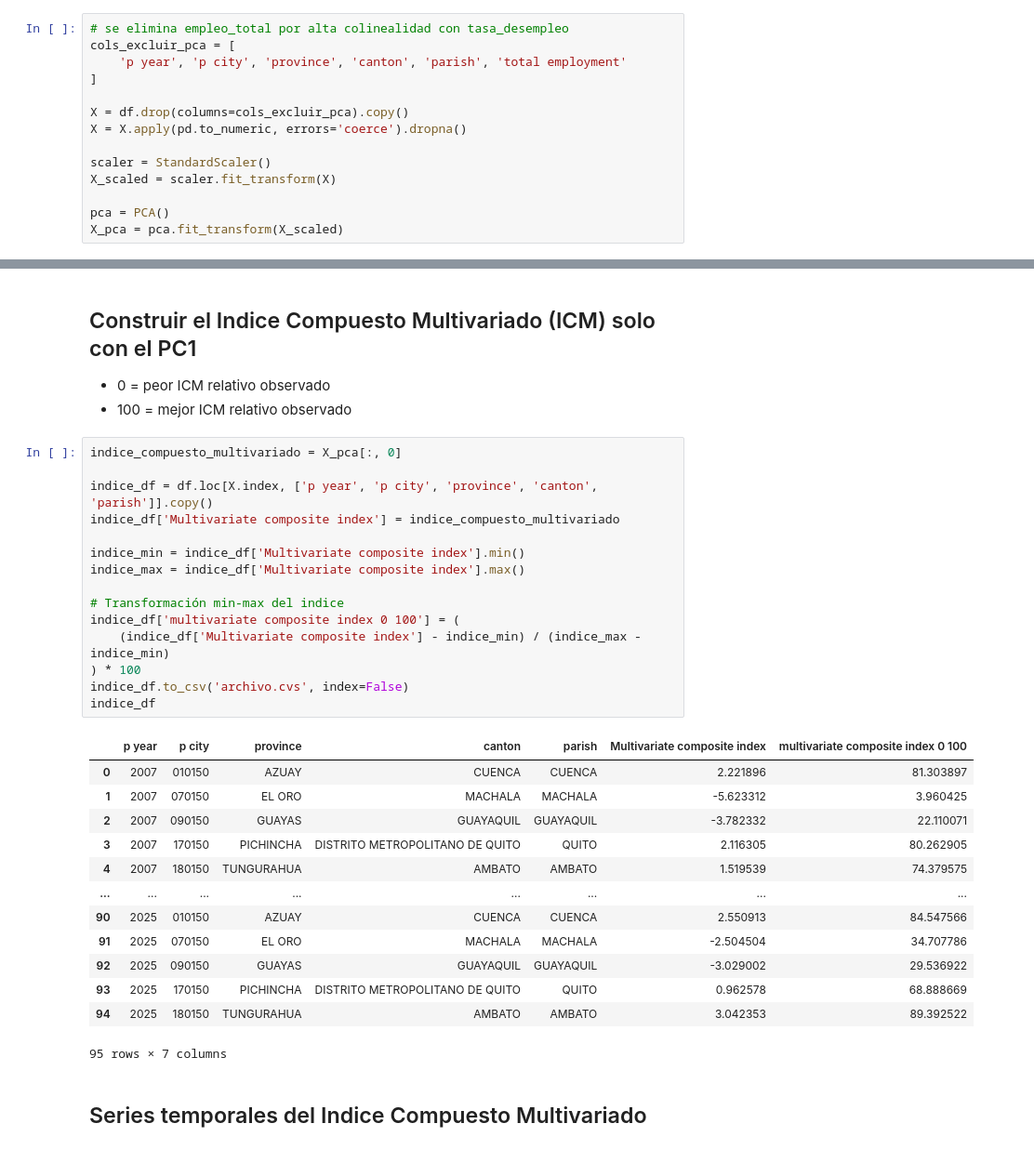
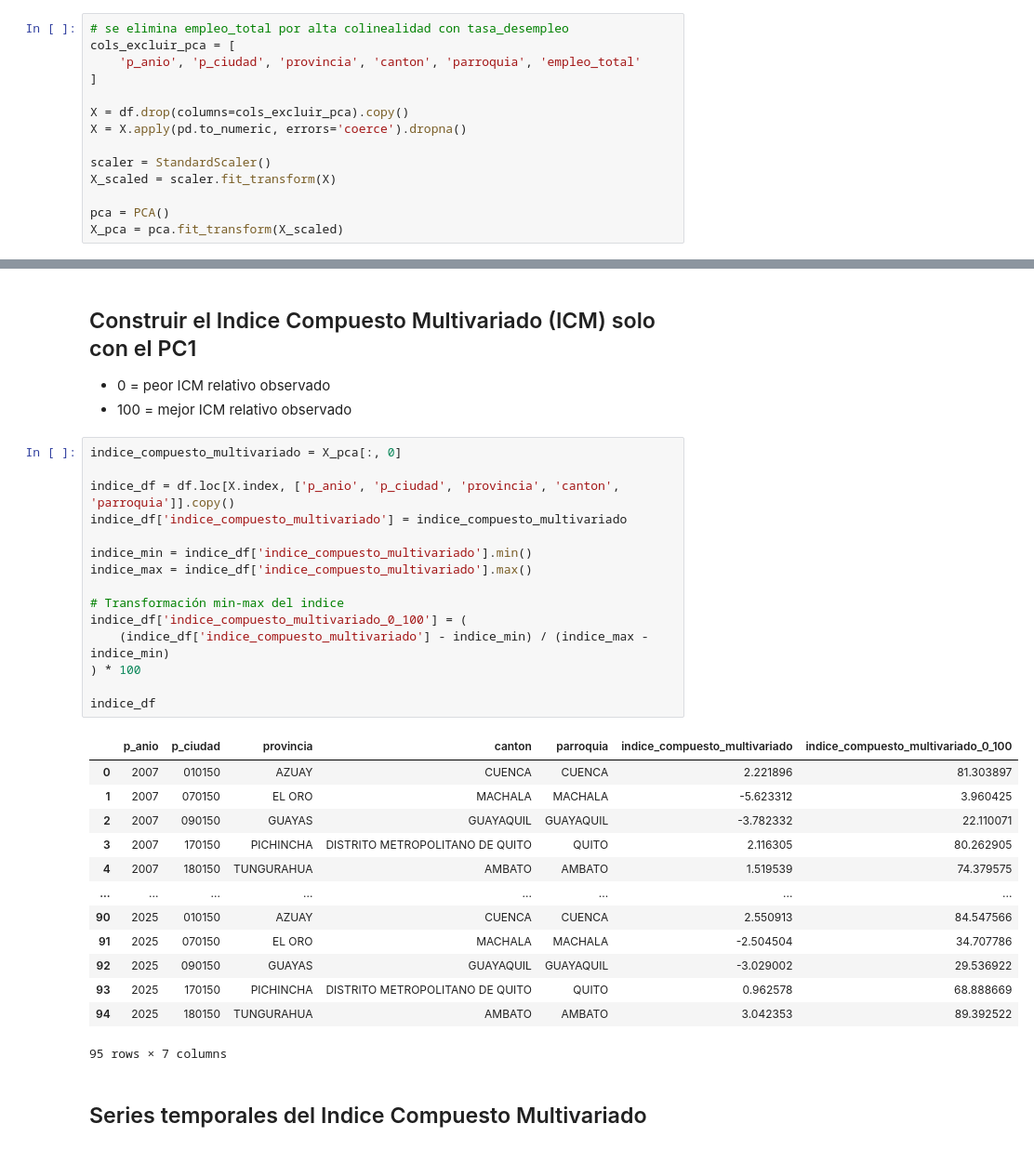
Before and after one commit to daniblinzan/CIENCIA-DE-DATOS, a Jupyter notebook: enemdu_icm_ingles.ipynb, the cells around one changed output, grey strips where cells are left out. Shown at 93% size. Drawn from its saved outputs; the diff is of its cells as text.

```diff
--- a/enemdu_icm_ingles.ipynb
+++ b/enemdu_icm_ingles.ipynb
@@ -277,7 +345,7 @@ vif_df
 # %%
 # se elimina empleo_total por alta colinealidad con tasa_desempleo
 cols_excluir_pca = [
-    'p year', 'p city', 'province', 'canton', 'parish', 'total employment'
+    'p_anio', 'p_ciudad', 'provincia', 'canton', 'parroquia', 'empleo_total'
 ]
 
 X = df.drop(columns=cols_excluir_pca).copy()
@@ -419,20 +420,20 @@ loadings[['PC1']].sort_values('PC1')
 # %%
 indice_compuesto_multivariado = X_pca[:, 0]
 
-indice_df = df.loc[X.index, ['p year', 'p city', 'province', 'canton', 'parish']].copy()
-indice_df['Multivariate composite index'] = indice_compuesto_multivariado
+indice_df = df.loc[X.index, ['p_anio', 'p_ciudad', 'provincia', 'canton', 'parroquia']].copy()
+indice_df['indice_compuesto_multivariado'] = indice_compuesto_multivariado
 
-indice_min = indice_df['Multivariate composite index'].min()
-indice_max = indice_df['Multivariate composite index'].max()
+indice_min = indice_df['indice_compuesto_multivariado'].min()
+indice_max = indice_df['indice_compuesto_multivariado'].max()
 
 # Transformación min-max del indice
-indice_df['multivariate composite index 0 100'] = (
-    (indice_df['Multivariate composite index'] - indice_min) / (indice_max - indice_min)
+indice_df['indice_compuesto_multivariado_0_100'] = (
+    (indice_df['indice_compuesto_multivariado'] - indice_min) / (indice_max - indice_min)
 ) * 100
-indice_df.to_csv('archivo.cvs', index=False)
+
 indice_df
 # %% [output]
-|  | p year | p city | province | canton | parish | Multivariate composite index | multivariate composite index 0 100 |
+|  | p_anio | p_ciudad | provincia | canton | parroquia | indice_compuesto_multivariado | indice_compuesto_multivariado_0_100 |
 | 0 | 2007 | 010150 | AZUAY | CUENCA | CUENCA | 2.221896 | 81.303897 |
 | 1 | 2007 | 070150 | EL ORO | MACHALA | MACHALA | -5.623312 | 3.960425 |
 | 2 | 2007 | 090150 | GUAYAS | GUAYAQUIL | GUAYAQUIL | -3.782332 | 22.110071 |
```
Also changed, not shown: parts of 18 cells of this notebook, 1 other file.
